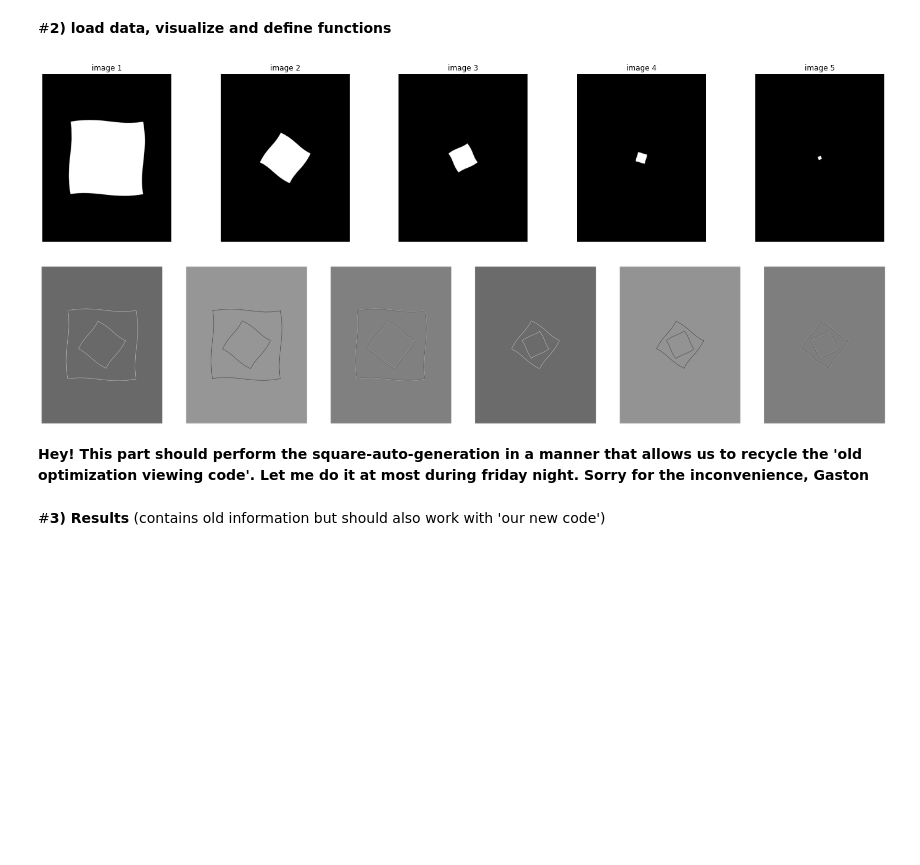
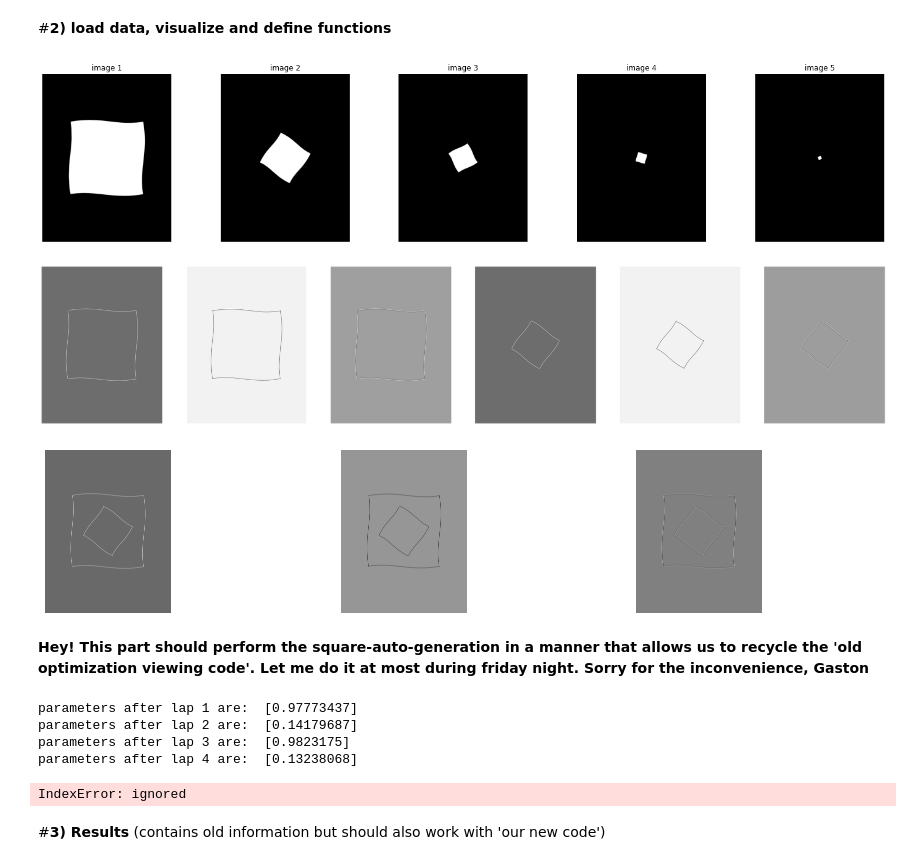
Before and after one commit to lcipolina/escher, a Jupyter notebook: optimization/optimization.ipynb, the cells around one changed output. Cells and saved outputs as stored; diff of their text form; code cells hidden in the pictures; blank space fills up the shorter version.

```diff
--- a/optimization/optimization.ipynb
+++ b/optimization/optimization.ipynb
@@ -196,39 +188,46 @@ def simone_method():
 # %%
 # Names of the files
 types = ['B', 'TRANSP'][0] #RGB or Transparent
 files = [
  f'escher_grid CUADRADO 1 {types}.png',
  f'escher_grid CUADRADO 2 {types}.png',
  f'escher_grid CUADRADO 3 {types}.png',
  f'escher_grid CUADRADO 4 {types}.png',
  f'escher_grid CUADRADO 5 {types}.png',
  ]
 
 # Build a dictionary
 images = {i+1:x for i,x in enumerate(files)}
 
 images = {k:cv2.imread(v,
                        #cv2.IMREAD_UNCHANGED,
                        cv2.IMREAD_COLOR,
                        ) for k,v in images.items()}
 
 # Show them
 plot_images([images[i+1] for i in range(len(images))],
             labels=[f'image {i+1}' for i in range(len(images))])
 img = cv2.imread(files[0], 0) # 0 imports a grayscale
 
 # Make the base and target images please
-BASE_IMAGE = detect_ridges((images[1]-images[2])[:,:,0], sigma=3.0)
-TARGET_IMAGE = detect_ridges((images[2]-images[3])[:,:,0], sigma=3.0)
-BASE_IMAGES = list(BASE_IMAGE) + [BASE_IMAGE[0]+BASE_IMAGE[1]]
+GENERATING_IMAGES = detect_ridges((images[1]-images[2])[:,:,0], sigma=3.0)
+GENERATING_IMAGES = list(GENERATING_IMAGES) + [GENERATING_IMAGES[0]+GENERATING_IMAGES[1]]
+GENERATING_IMAGES = [k.astype(float) for k in GENERATING_IMAGES]
+
+TARGET_IMAGE = detect_ridges((images[2])[:,:,0], sigma=3.0)
 TARGET_IMAGES = list(TARGET_IMAGE) + [TARGET_IMAGE[0]+TARGET_IMAGE[1]]
+TARGET_IMAGES = [k.astype(float) for k in TARGET_IMAGES]
+
+BASE_IMAGE = detect_ridges((images[1])[:,:,0], sigma=3.0)
+BASE_IMAGES = list(BASE_IMAGE) + [BASE_IMAGE[0] + BASE_IMAGE[1]]
+BASE_IMAGES = [k.astype(float) for k in BASE_IMAGES]
+
+
 plot_images(BASE_IMAGES+TARGET_IMAGES)
-
-# convert to float plz
-BASE_IMAGES = [k.astype(float) for k in BASE_IMAGES]
-TARGET_IMAGES = [k.astype(float) for k in TARGET_IMAGES]
+plot_images(GENERATING_IMAGES)
 # %% [output]
 [figure]
-[figure, old version]
+[figure, new version]
+[figure, added]
 # %% [markdown]
 <b>Hey! This part should perform the square-auto-generation in a manner that allows us to recycle the 'old optimization viewing code'. Let me do it at most during friday night. Sorry for the inconvenience, Gaston</b>
@@ -251,3 +238,17 @@ for idx,img in enumerate(BASE_IMAGES):
+# %%
+results = {}
+ALIGN_INDEX = 0
+for n in [2,3,4,5]:
+  results[n] = {x_:None for x_ in [0,1,2]}
+  for i in [1]:#range(3):
+    results[n][i] = simone_method(BASE_IMAGES[i], TARGET_IMAGES[i], n)
+  BASE_IMAGES, TARGET_IMAGES = zip(*[splitter(img, results[n][i]) for img in zip(*[GENERATING_IMAGES, BASE_IMAGES[]))
+# %% [output]
+parameters after lap 1 are:  [0.97773437]
+parameters after lap 2 are:  [0.14179687]
+parameters after lap 3 are:  [0.9823175]
+parameters after lap 4 are:  [0.13238068]
+IndexError: ignored
 # %% [markdown]
 #<b>3) Results</b> (contains old information but should also work with 'our new code')
 # %%
```
Also changed, not shown: parts of 5 cells of this notebook.
